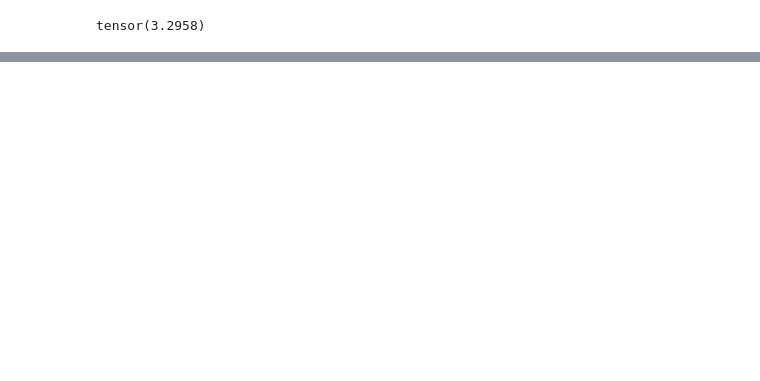
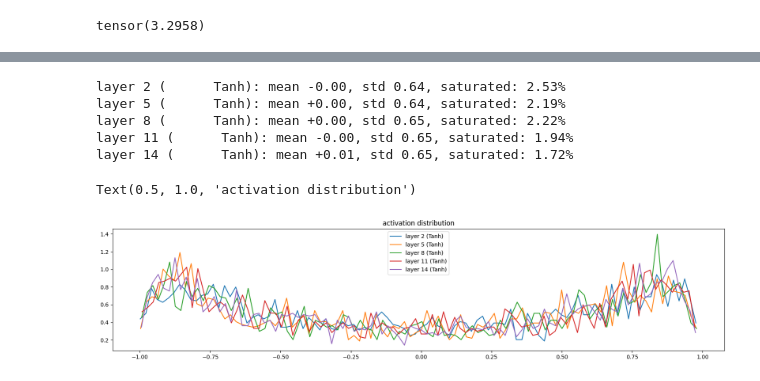
Before and after one commit to Asura3301/makemore, a Jupyter notebook: build_makemore_mlp2.ipynb, the cells around one changed output, grey strips where cells are left out. Cells and saved outputs as stored; diff of their text form; code cells hidden in the pictures; blank space fills up the shorter version.

```diff
--- a/build_makemore_mlp2.ipynb
+++ b/build_makemore_mlp2.ipynb
@@ -71,11 +81,16 @@ n_hidden = 200    # the number of neurons in the hidden layer of MLP
 g = torch.Generator().manual_seed(42)
 C = torch.randn((vocab_size, n_embd),             generator=g)
 W1 = torch.randn((n_embd * block_size, n_hidden), generator=g) * (5/3)/((n_embd * block_size)**0.5) # std = gain / fan_mode**0.5 | we have tanh func -> gain = 5/3
-b1 = torch.randn(n_hidden,                        generator=g) * 0.01
+#b1 = torch.randn(n_hidden,                        generator=g) * 0.01
 W2 = torch.randn((n_hidden, vocab_size),          generator=g) * 0.01
 b2 = torch.randn(vocab_size,                      generator=g) * 0
 
-parameters = [C, W1, b1, W2, b2]
+bngain = torch.ones((1, n_hidden))
+bnbias = torch.zeros((1, n_hidden))
+bnmean_running = torch.zeros((1, n_hidden))
+bnstd_running = torch.ones((1, n_hidden))
+
+parameters = [C, W1, W2, b2, bngain, bnbias] # b1
 print(sum(p.nelement() for p in parameters)) # num of parameters in total
 
 for p in parameters:
@@ -175,3 +173,21 @@ plt.plot(lossi)
+# %%
+# calibrate the batch norm at the end of the training
+
+# We are going to take a training set
+# get pre-activ for every single training example
+# and one single time estimate mean and std
+# over entire training set
+# and then we are going to get batch norm mean and std
+# and now these are fixed numbers
+
+with torch.no_grad():
+  # pass the training set through
+  emb = C[Xtr]
+  embcat = emb.view(emb.shape[0], -1)
+  hpreact = embcat @ W1 + b1
+  # measure the mean/std over the entire training set
+  bnmean = hpreact.mean(0, keepdim=True)
+  bnstd = hpreact.std(0, keepdim=True)
 # %%
 # evaluation of optimization
 @torch.no_grad() # this decorator disables gradient tracking
@@ -260,0 +395,21 @@ rany.
+# %%
+# visualize histograms of forward pass
+plt.figure(figsize=(20, 4)) # width and height of plot
+legends = []
+for i, layer in enumerate(layers[:-1]): # exclude output layer
+  if isinstance(layer, Tanh):
+    t = layer.out
+    print("layer %d (%10s): mean %+.2f, std %.2f, saturated: %.2f%%" % (i, layer.__class__.__name__, t.mean(), t.std(), (t.abs() > 0.97).float().mean()*100))
+    hy, hx = torch.histogram(t, density=True)
+    plt.plot(hx[:-1].detach(), hy.detach())
+    legends.append(f"layer {i} ({layer.__class__.__name__})")
+plt.legend(legends);
+plt.title("activation distribution")
+# %% [output]
+layer 2 (      Tanh): mean -0.00, std 0.64, saturated: 2.53%
+layer 5 (      Tanh): mean +0.00, std 0.64, saturated: 2.19%
+layer 8 (      Tanh): mean +0.00, std 0.65, saturated: 2.22%
+layer 11 (      Tanh): mean -0.00, std 0.65, saturated: 1.94%
+layer 14 (      Tanh): mean +0.01, std 0.65, saturated: 1.72%
+Text(0.5, 1.0, 'activation distribution')
+[figure, added]
```
Also changed, not shown: parts of 17 cells of this notebook.
